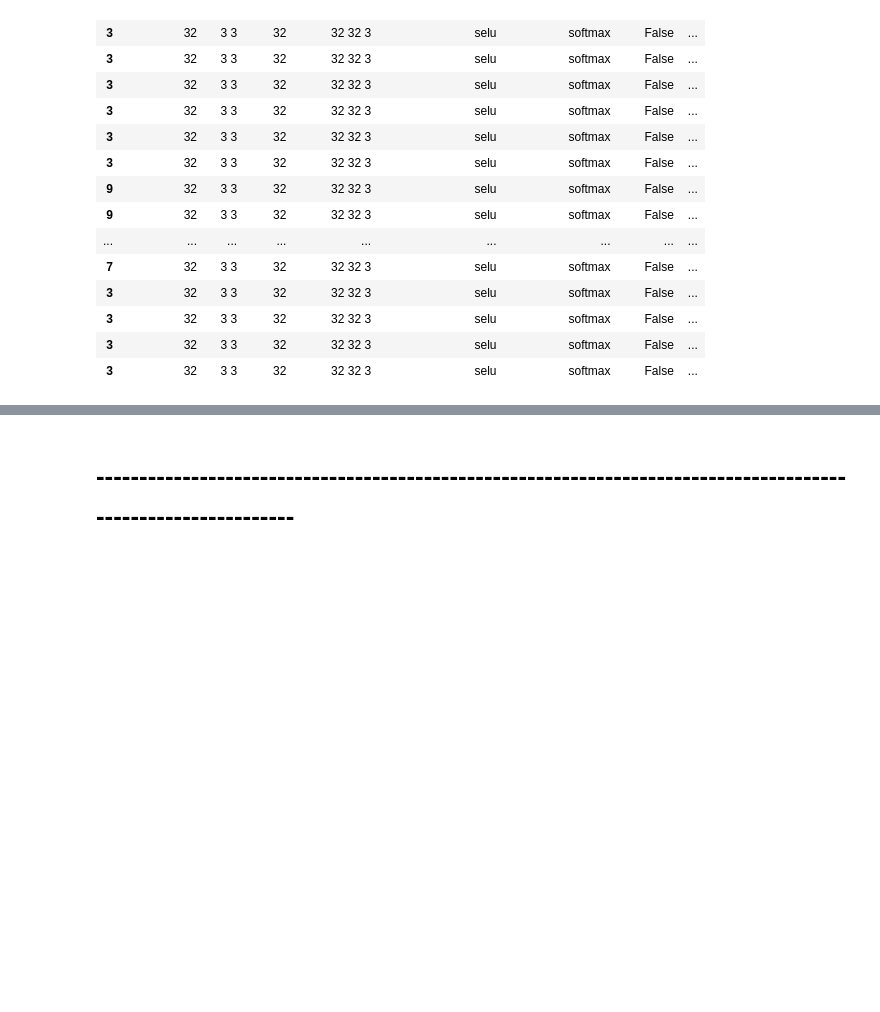
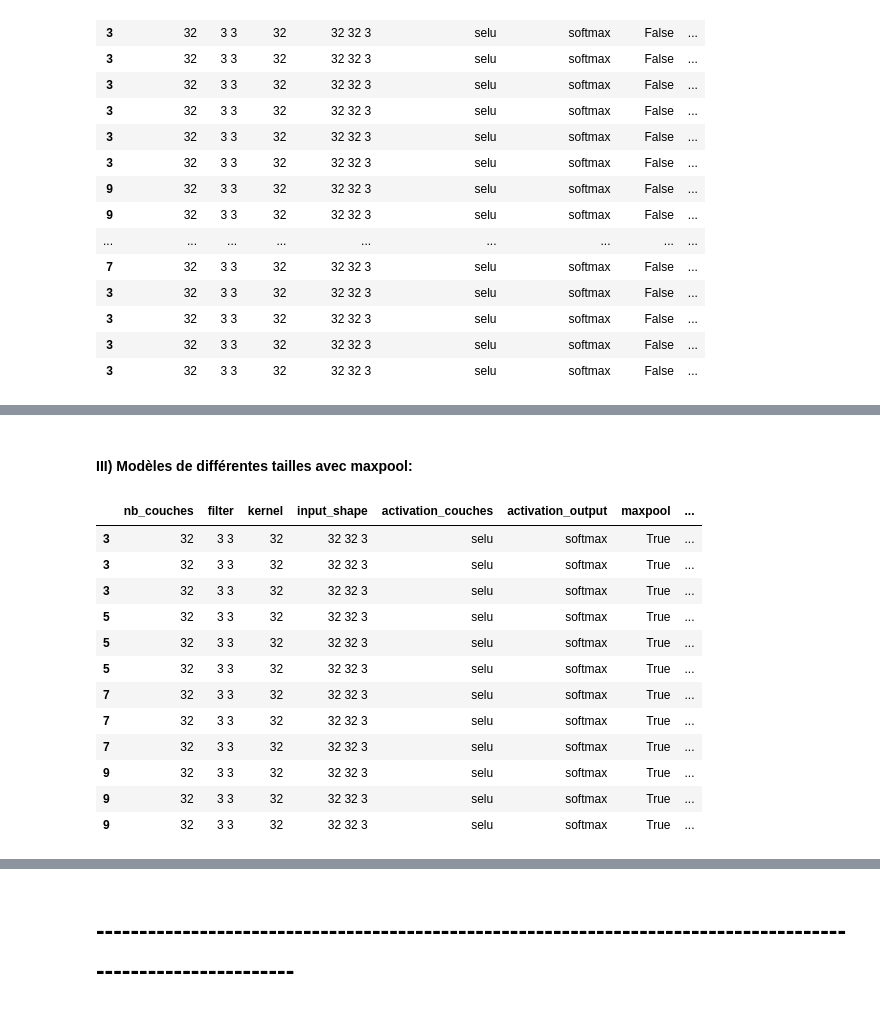
Before and after one commit to jsarni/4IABD-DEEP-LEARNING-PROJECT, a Jupyter notebook: cifar10/trained_models/unet/notebooks/Analyse sur les UNets.ipynb, the cells around one changed output, grey strips where cells are left out. Saved outputs shown, nothing was run; the diff lists cells and outputs as text; code cells hidden in the pictures; blank space fills up the shorter version.

Commit message:
final push LSTM-UNET-MLP with everything

```diff
--- a/cifar10/trained_models/unet/notebooks/Analyse sur les UNets.ipynb
+++ b/cifar10/trained_models/unet/notebooks/Analyse sur les UNets.ipynb
@@ -419,0 +270,24 @@ best_models.to_csv("{}best_mlp_without_regularisation.csv".format(root_csv_folde
+# %% [markdown]
+#### III) Modèles de différentes tailles avec maxpool:
+# %%
+root_csv_folder = "..\\historique_tests\\"
+
+# Organisation sur la valeur de la L2
+results_unet_maxpool = pd.read_csv("{}tested_unet_selu_maxpool_history.csv".format(root_csv_folder), sep=";")
+results_unet_maxpool = results_unet_maxpool.sort_values("l2_value",ascending=True)
+
+display(results_unet_maxpool)
+# %% [output]
+|  | nb_couches | filter | kernel | input_shape | activation_couches | activation_output | maxpool | ... |
+| 3 | 32 | 3 3 | 32 | 32 32 3 | selu | softmax | True | ... |
+| 3 | 32 | 3 3 | 32 | 32 32 3 | selu | softmax | True | ... |
+| 3 | 32 | 3 3 | 32 | 32 32 3 | selu | softmax | True | ... |
+| 5 | 32 | 3 3 | 32 | 32 32 3 | selu | softmax | True | ... |
+| 5 | 32 | 3 3 | 32 | 32 32 3 | selu | softmax | True | ... |
+| 5 | 32 | 3 3 | 32 | 32 32 3 | selu | softmax | True | ... |
+| 7 | 32 | 3 3 | 32 | 32 32 3 | selu | softmax | True | ... |
+| 7 | 32 | 3 3 | 32 | 32 32 3 | selu | softmax | True | ... |
+| 7 | 32 | 3 3 | 32 | 32 32 3 | selu | softmax | True | ... |
+| 9 | 32 | 3 3 | 32 | 32 32 3 | selu | softmax | True | ... |
+| 9 | 32 | 3 3 | 32 | 32 32 3 | selu | softmax | True | ... |
+| 9 | 32 | 3 3 | 32 | 32 32 3 | selu | softmax | True | ... |
```
Also changed, not shown: parts of 71 cells of this notebook, 52 other files.
